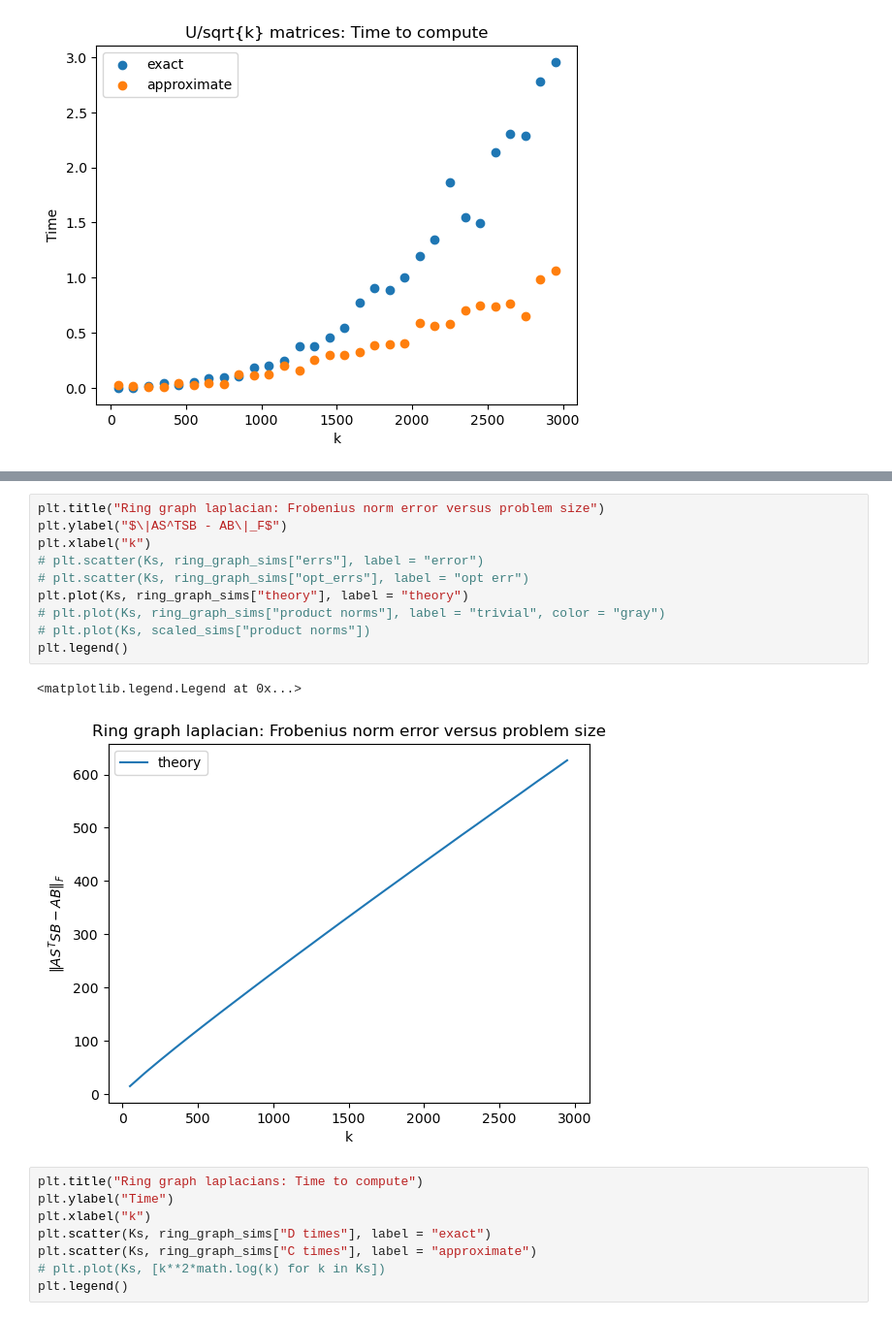
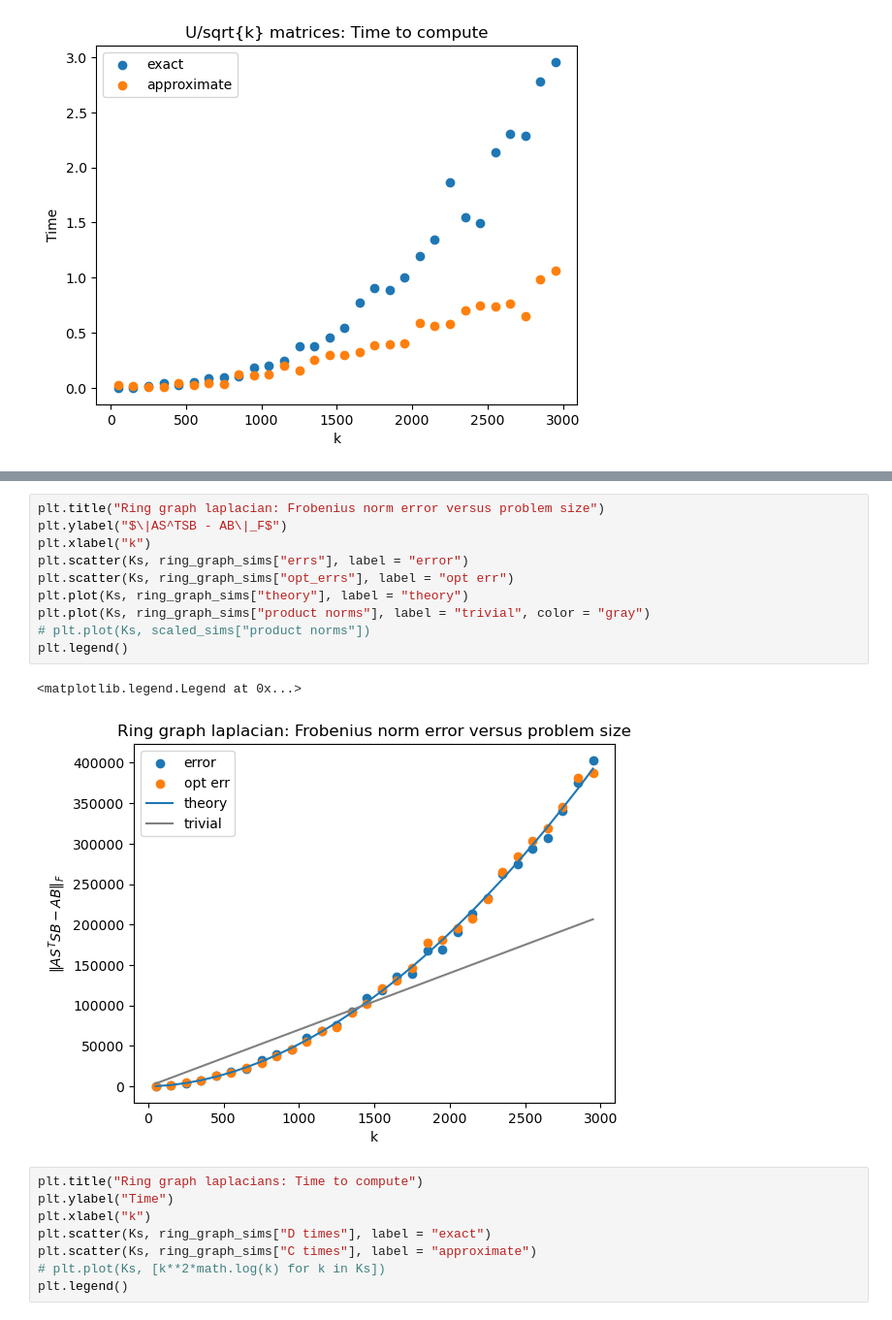
Before and after one commit to bhdsc/rNLA, a Jupyter notebook: matrix_mul.ipynb, the cells around one changed output, grey strips where cells are left out. Shown: that part at 97% size. Cells and saved outputs as stored; diff of their text form.

```diff
--- a/matrix_mul.ipynb
+++ b/matrix_mul.ipynb
@@ -266,16 +269,16 @@ plt.legend()
 # %%
 plt.title("Ring graph laplacian: Frobenius norm error versus problem size")
 plt.ylabel("$\|AS^TSB - AB\|_F$")
 plt.xlabel("k")
-# plt.scatter(Ks, ring_graph_sims["errs"], label = "error")
-# plt.scatter(Ks, ring_graph_sims["opt_errs"], label = "opt err")
+plt.scatter(Ks, ring_graph_sims["errs"], label = "error")
+plt.scatter(Ks, ring_graph_sims["opt_errs"], label = "opt err")
 plt.plot(Ks, ring_graph_sims["theory"], label = "theory")
-# plt.plot(Ks, ring_graph_sims["product norms"], label = "trivial", color = "gray")
+plt.plot(Ks, ring_graph_sims["product norms"], label = "trivial", color = "gray")
 # plt.plot(Ks, scaled_sims["product norms"])
 plt.legend()
 # %% [output]
 <matplotlib.legend.Legend at 0x...>
-[figure, old version]
+[figure, new version]
 # %%
 plt.title("Ring graph laplacians: Time to compute")
 plt.ylabel("Time")
```
Also changed, not shown: parts of 19 cells of this notebook.
